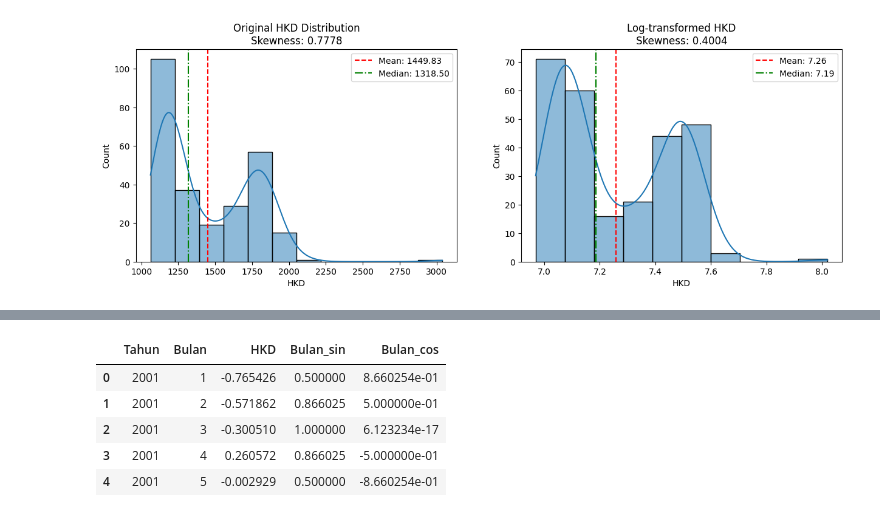
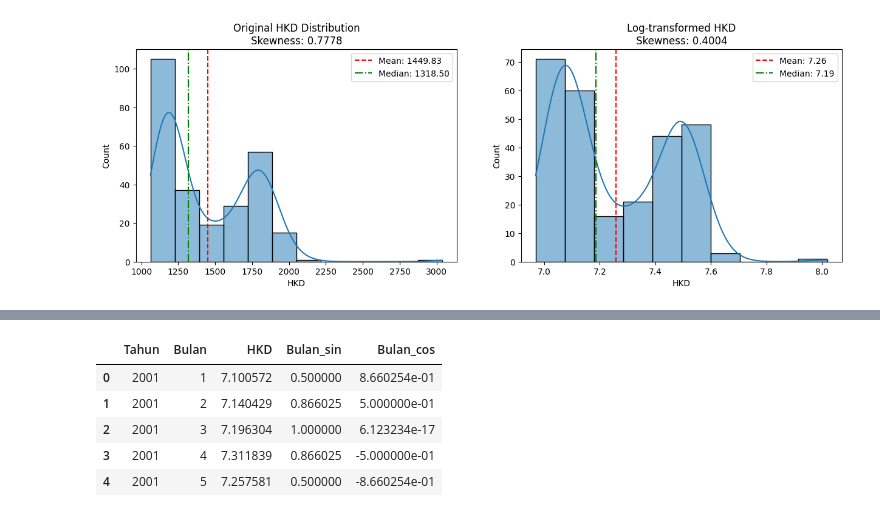
Before and after one commit to Aidinferaz/DeepLearning-RKA, a Jupyter notebook: Monetary Prediction/Train.ipynb, the cells around one changed output, grey strips where cells are left out. Drawn from its saved outputs; the diff is of its cells as text; code cells hidden in the pictures.

```diff
--- a/Monetary Prediction/Train.ipynb
+++ b/Monetary Prediction/Train.ipynb
@@ -104,9 +119,11 @@ Sebelum melakukan memasukkan data ke dalam model, kita harus mempreproses datany
 # %%
 # Menyalin data untuk dilakukan preprocessing
 train_preprocessed = train.copy()
+test_preprocessed = test.copy()
 # %%
 # Apply log transformation
 train_preprocessed['HKD'] = np.log1p(train['HKD'])
+test_preprocessed['HKD'] = np.log1p(test['HKD'])
 
 # Check original skewness
 print(f"Original skewness of HKD: {skewness_scipy:.4f}")
@@ -138,8 +155,3 @@ Original skewness of HKD: 0.7778
 Skewness after log transformation: 0.4004
 <matplotlib.legend.Legend at 0x...>
 [figure]
-# %%
-scaler = StandardScaler()
-train_preprocessed['HKD'] = scaler.fit_transform(train_preprocessed[['HKD']])
-
-train_preprocessed.head()
@@ -153,36 +158,12 @@ train_preprocessed.head()
-# %%
-def cyclical_encoder(df, col_name='Month', period=12):
-    """
-    Create sine and cosine transformations of a cyclical feature
-
-    Parameters:
-    df: DataFrame containing the column to encode
-    col_name: Name of the column to encode
-    period: The period of the cyclical feature (12 for months)
-
-    Returns:
-    DataFrame with two new columns: col_name_sin and col_name_cos
-    """
-    # Convert to numeric if needed
-    if df[col_name].dtype == 'object':
-        # Map month names to numbers if needed
-        month_map = {'January': 1, 'February': 2, 'March': 3, 'April': 4, 'May': 5, 'June': 6,
-                    'July': 7, 'August': 8, 'September': 9, 'October': 10, 'November': 11, 'December': 12}
-        df[col_name] = df[col_name].map(month_map)
-
-    # Create cyclical features
-    df[f'{col_name}_sin'] = np.sin(2 * np.pi * df[col_name]/period)
-    df[f'{col_name}_cos'] = np.cos(2 * np.pi * df[col_name]/period)
-
-    return df
 # %%
 train_preprocessed = cyclical_encoder(train_preprocessed, col_name="Bulan", period=12)
+test_preprocessed = cyclical_encoder(test_preprocessed, col_name="Bulan", period=12)
 
 train_preprocessed.head()
 # %% [output]
 |  | Tahun | Bulan | HKD | Bulan_sin | Bulan_cos |
-| 0 | 2001 | 1 | -0.765426 | 0.500000 | 8.660254e-01 |
-| 1 | 2001 | 2 | -0.571862 | 0.866025 | 5.000000e-01 |
-| 2 | 2001 | 3 | -0.300510 | 1.000000 | 6.123234e-17 |
-| 3 | 2001 | 4 | 0.260572 | 0.866025 | -5.000000e-01 |
-| 4 | 2001 | 5 | -0.002929 | 0.500000 | -8.660254e-01 |
+| 0 | 2001 | 1 | 7.100572 | 0.500000 | 8.660254e-01 |
+| 1 | 2001 | 2 | 7.140429 | 0.866025 | 5.000000e-01 |
+| 2 | 2001 | 3 | 7.196304 | 1.000000 | 6.123234e-17 |
+| 3 | 2001 | 4 | 7.311839 | 0.866025 | -5.000000e-01 |
+| 4 | 2001 | 5 | 7.257581 | 0.500000 | -8.660254e-01 |
```
Also changed, not shown: parts of 18 cells of this notebook.
